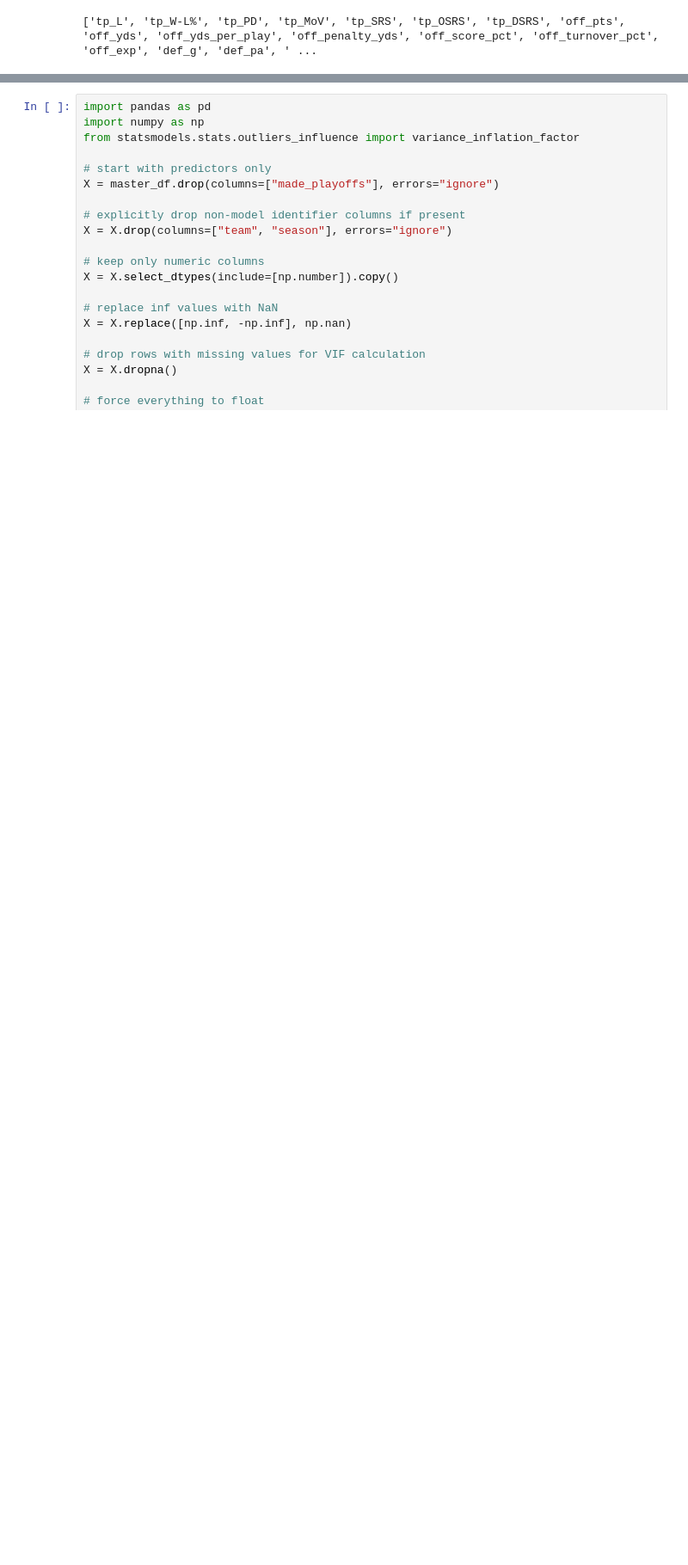
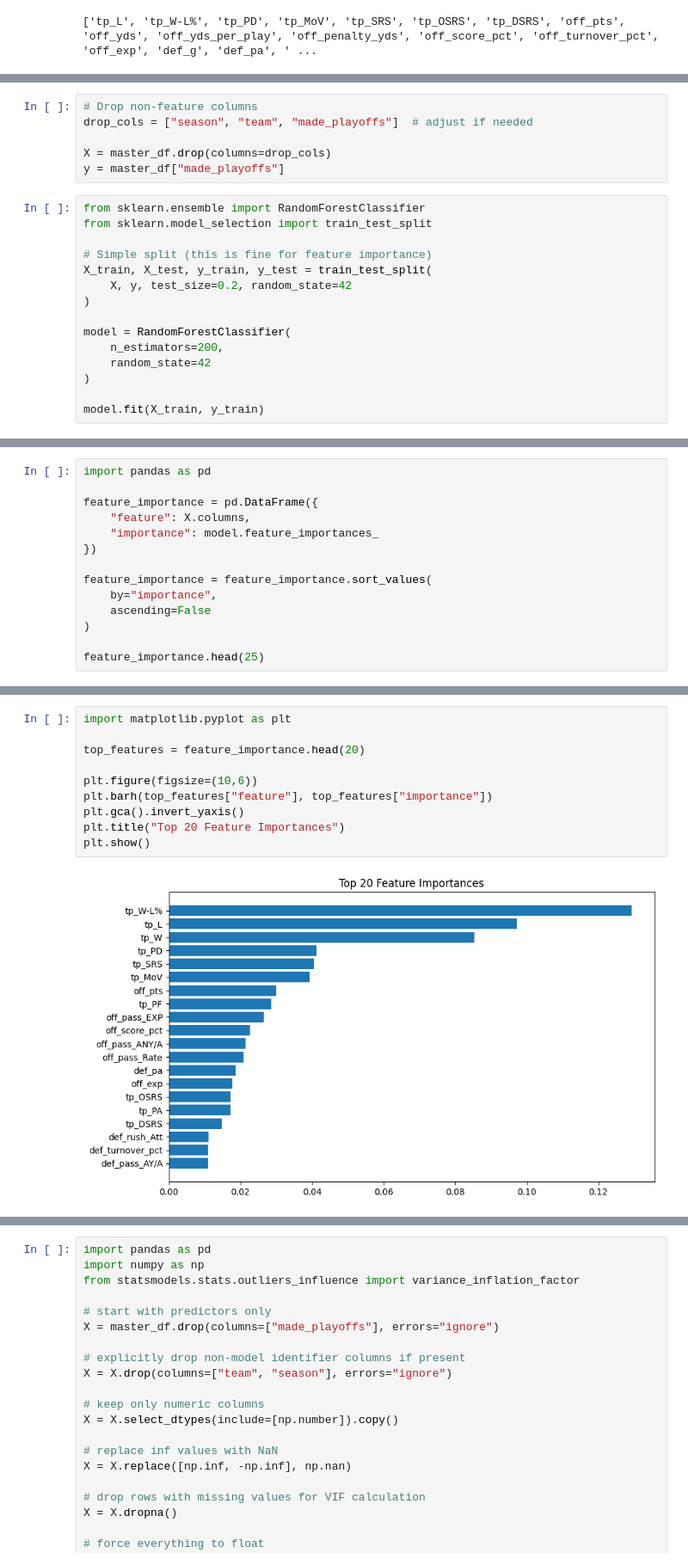
Before and after one commit to mattmarz94/nfl-decision-support-analytics, a Jupyter notebook: Data Preprocessing/reduce_features.ipynb, the cells around one changed output, grey strips where cells are left out. Shown at 86% size. Drawn from its saved outputs; the diff is of its cells as text; blank space fills up the shorter version.

```diff
--- a/Data Preprocessing/reduce_features.ipynb
+++ b/Data Preprocessing/reduce_features.ipynb
@@ -44,0 +47,21 @@ plt.show()
+# %%
+# Drop non-feature columns
+drop_cols = ["season", "team", "made_playoffs"]  # adjust if needed
+
+X = master_df.drop(columns=drop_cols)
+y = master_df["made_playoffs"]
+# %%
+from sklearn.ensemble import RandomForestClassifier
+from sklearn.model_selection import train_test_split
+
+# Simple split (this is fine for feature importance)
+X_train, X_test, y_train, y_test = train_test_split(
+    X, y, test_size=0.2, random_state=42
+)
+
+model = RandomForestClassifier(
+    n_estimators=200,
+    random_state=42
+)
+
+model.fit(X_train, y_train)
@@ -44,0 +70,14 @@ plt.show()
+# %%
+import pandas as pd
+
+feature_importance = pd.DataFrame({
+    "feature": X.columns,
+    "importance": model.feature_importances_
+})
+
+feature_importance = feature_importance.sort_values(
+    by="importance",
+    ascending=False
+)
+
+feature_importance.head(25)
@@ -44,0 +102,12 @@ plt.show()
+# %%
+import matplotlib.pyplot as plt
+
+top_features = feature_importance.head(20)
+
+plt.figure(figsize=(10,6))
+plt.barh(top_features["feature"], top_features["importance"])
+plt.gca().invert_yaxis()
+plt.title("Top 20 Feature Importances")
+plt.show()
+# %% [output]
+[figure, added]
```
Also changed, not shown: parts of 11 cells of this notebook, 1 other file.
